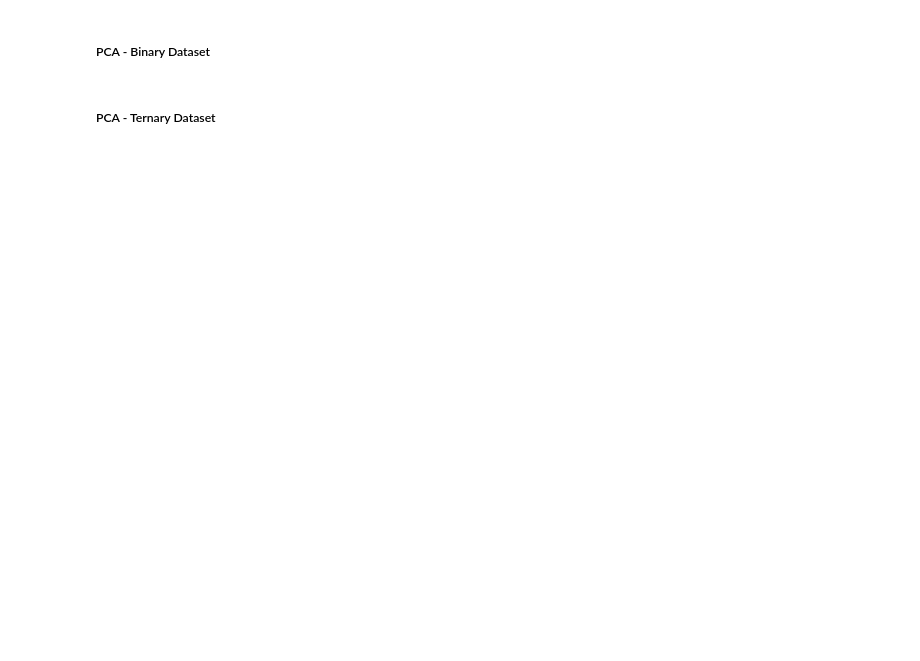
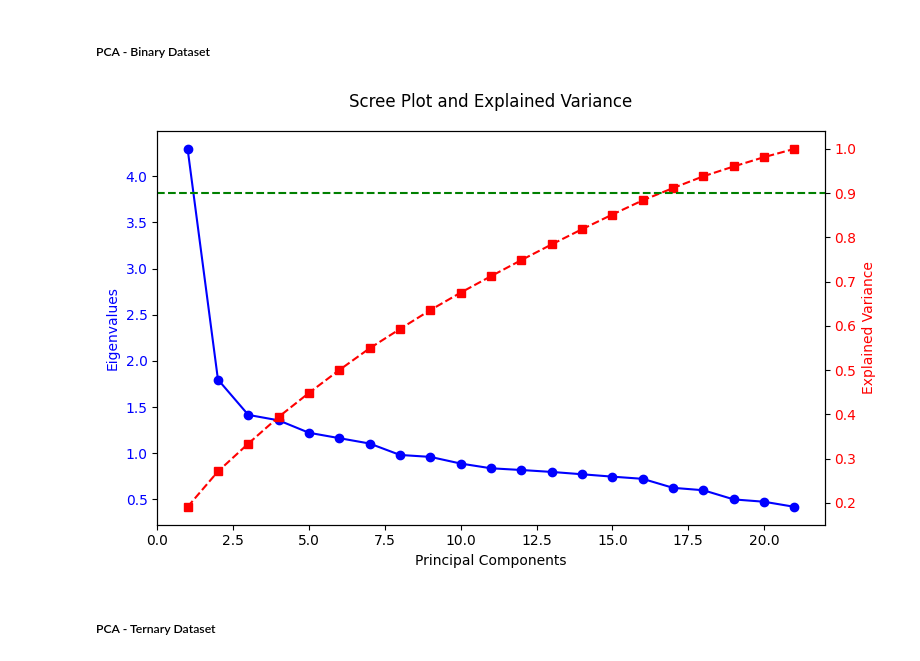
Before and after one commit to Pedr0S22/Diabetes-Diagnosis-Predicting-Diabetes-Through-Binary-and-Ternary-, a Jupyter notebook: code_eda.ipynb, the cells around one changed output. Drawn from its saved outputs; the diff is of its cells as text; code cells hidden in the pictures; blank space fills up the shorter version.

```diff
--- a/code_eda.ipynb
+++ b/code_eda.ipynb
@@ -913,8 +914,8 @@ X_test_scaled3 = scaler.transform(X_test3)
 # %%
-# SMOTE ENN for Oversampling
+# SMOTE ENN for Oversampling/undersampling
 
 # Binary Dataset
-smote_enn2 = SMOTEENN(random_state=42, n_jobs=-1, sampling_strategy=0.5)
+smote_enn2 = SMOTEENN(random_state=42, n_jobs=-1, sampling_strategy=0.6)
 X_train_resampled2, y_train_resampled2 = smote_enn2.fit_resample(X_train_scaled2, y_train2)
 print("[Binary] After SMOTE ENN:", Counter(y_train_resampled2))
 
@@ -930,13 +944,13 @@ print("[Ternary] After SMOTE ENN:", Counter(y_train_resampled3))
 # Random Undersampling
 
 # Binary Dataset
-undersample2 = RandomUnderSampler(sampling_strategy=0.7, random_state=17)
+undersample2 = RandomUnderSampler(sampling_strategy="auto", random_state=17)
 X_resampled2, y_resampled2 = undersample2.fit_resample(X_train_resampled2, y_train_resampled2)
 
 print("[Binary] After Undersampling:", Counter(y_resampled2))
 
 # Ternary Dataset
-undersample3 = RandomUnderSampler(sampling_strategy=0.7, random_state=17)
+undersample3 = RandomUnderSampler(sampling_strategy="auto", random_state=17)
 X_resampled3, y_resampled3 = undersample3.fit_resample(X_train_resampled3, y_train_resampled3)
 
 print("[Ternary] After Undersampling:", Counter(y_resampled3))
@@ -988,33 +1010,35 @@ severity_percentages
 # %%
 # Generating graphic
 pca_gr = PCA()
 
-pca_gr.fit(X_tomek2)
+pca_gr.fit(X_resampled2)
 
 explained_variance = pca_gr.explained_variance_ratio_
 cumulative_variance = np.cumsum(explained_variance)
 
-eigenvalues = pca_gr.singular_values_ ** 2 / (len(X_tomek2) - 1)
+eigenvalues = pca_gr.singular_values_ ** 2 / (len(X_resampled2) - 1)
 fig, ax1 = plt.subplots(figsize=(8, 5))
 
 # Eigenvalues
 ax1.set_xlabel("Principal Components")
 ax1.set_ylabel("Eigenvalues", color="b")
 ax1.plot(range(1, len(eigenvalues) + 1), eigenvalues, marker='o', linestyle='-', color="b", label="Eigenvalues")
 ax1.tick_params(axis='y', labelcolor="b")
 
 # Explained Variance
 ax2 = ax1.twinx()
 ax2.set_ylabel("Explained Variance", color="r")
 ax2.plot(range(1, len(explained_variance) + 1), cumulative_variance, marker='s', linestyle='--', color="r")
 ax2.tick_params(axis='y', labelcolor="r")
 
 # Setting horizontal line for 90% explained variance
 ax2.axhline(y=0.9, color='g', linestyle='--')
 
 fig.suptitle("Scree Plot and Explained Variance")
 fig.tight_layout()
 plt.show()
+# %% [output]
+[figure, added]
 # %%
 # Using PCA
 
```
Also changed, not shown: parts of 14 cells of this notebook, 1 other file.
